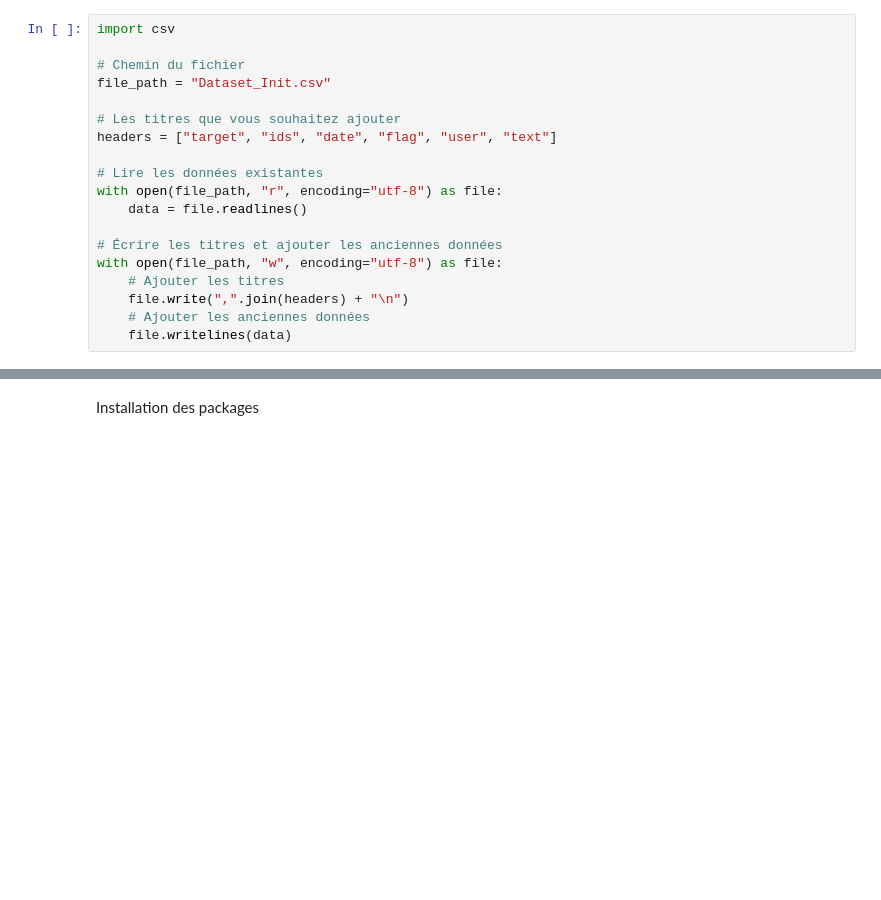
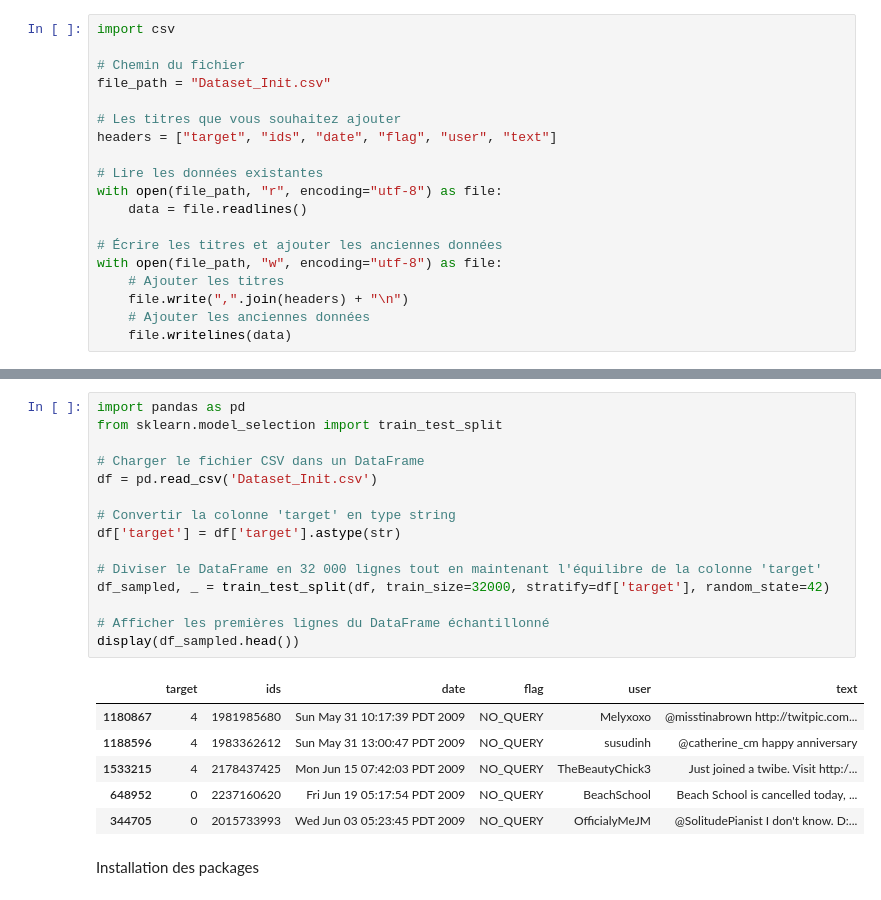
Before and after one commit to tomcre94/Projet7-AI, a Jupyter notebook: Creuse_Tom_2_scripts_notebook_modélisation_122024.ipynb, the cells around one changed output, grey strips where cells are left out. Cells and saved outputs as stored; diff of their text form; blank space fills up the shorter version.

```diff
--- a/Creuse_Tom_2_scripts_notebook_modélisation_122024.ipynb
+++ b/Creuse_Tom_2_scripts_notebook_modélisation_122024.ipynb
@@ -103,6 +93,28 @@ flag      0
 user      0
 text      0
 dtype: int64
+# %%
+import pandas as pd
+from sklearn.model_selection import train_test_split
+
+# Charger le fichier CSV dans un DataFrame
+df = pd.read_csv('Dataset_Init.csv')
+
+# Convertir la colonne 'target' en type string
+df['target'] = df['target'].astype(str)
+
+# Diviser le DataFrame en 32 000 lignes tout en maintenant l'équilibre de la colonne 'target'
+df_sampled, _ = train_test_split(df, train_size=32000, stratify=df['target'], random_state=42)
+
+# Afficher les premières lignes du DataFrame échantillonné
+display(df_sampled.head())
+# %% [output]
+|  | target | ids | date | flag | user | text |
+| 1180867 | 4 | 1981985680 | Sun May 31 10:17:39 PDT 2009 | NO_QUERY | Melyxoxo | @misstinabrown http://twitpic.com... |
+| 1188596 | 4 | 1983362612 | Sun May 31 13:00:47 PDT 2009 | NO_QUERY | susudinh | @catherine_cm happy anniversary |
+| 1533215 | 4 | 2178437425 | Mon Jun 15 07:42:03 PDT 2009 | NO_QUERY | TheBeautyChick3 | Just joined a twibe. Visit http:/... |
+| 648952 | 0 | 2237160620 | Fri Jun 19 05:17:54 PDT 2009 | NO_QUERY | BeachSchool | Beach School is cancelled today, ... |
+| 344705 | 0 | 2015733993 | Wed Jun 03 05:23:45 PDT 2009 | NO_QUERY | OfficialyMeJM | @SolitudePianist I don't know. D:... |
 # %% [markdown]
 Installation des packages
 # %%
```
Also changed, not shown: parts of 11 cells of this notebook, 1 other file.
